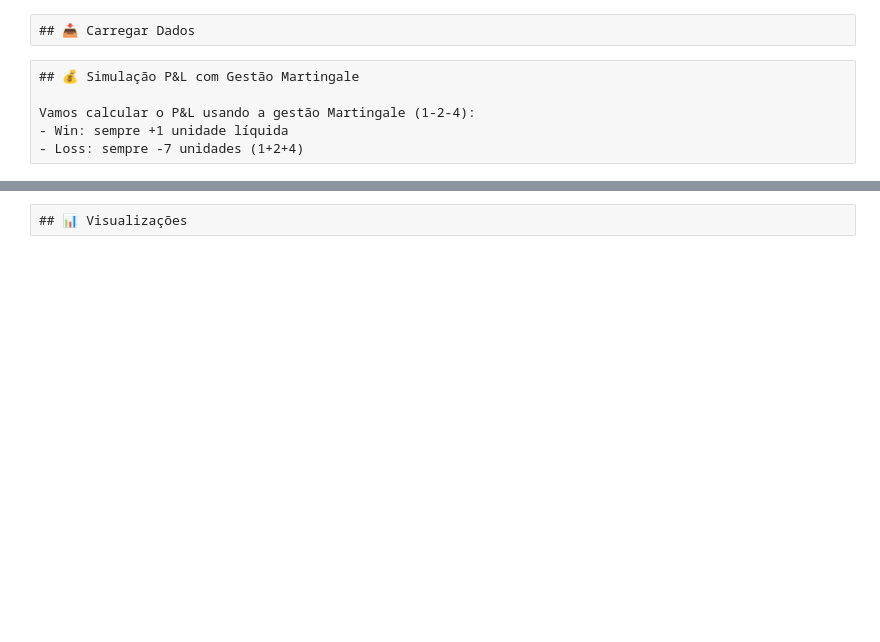
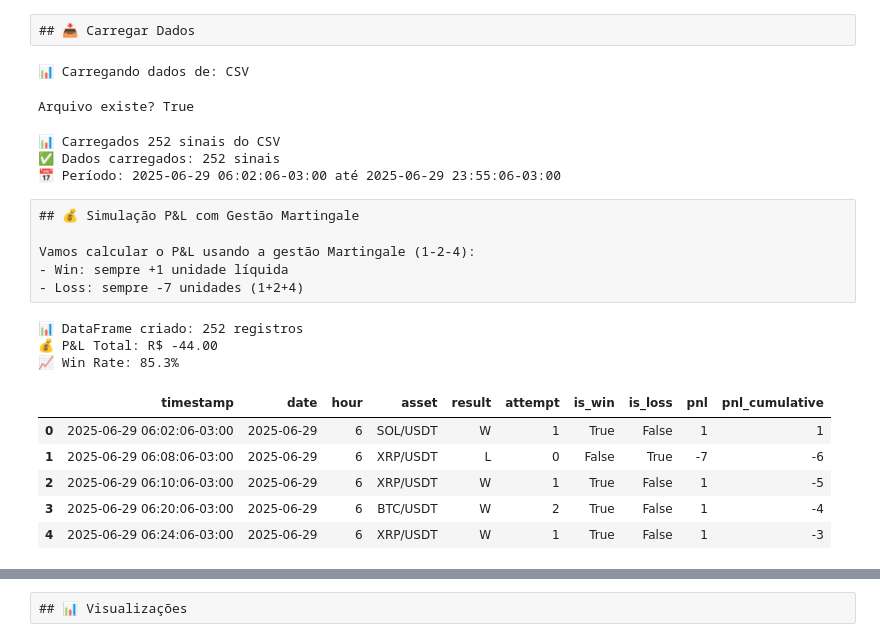
Before and after one commit to felipeldfonseca/telegram-signal-collector, a Jupyter notebook: notebooks/Exploratory.ipynb, the cells around one changed output, grey strips where cells are left out. Cells and saved outputs as stored; diff of their text form; code cells hidden in the pictures; blank space fills up the shorter version.

```diff
--- a/notebooks/Exploratory.ipynb
+++ b/notebooks/Exploratory.ipynb
@@ -37,10 +46,17 @@ config = Config()
 storage = Storage(config)
 
 # Escolher fonte de dados
-USE_POSTGRES = config.has_postgres  # Altere para False para usar CSV
-CSV_FILE = "data/signals_2025-01-15.csv"  # Especifique o arquivo CSV se necessário
+USE_POSTGRES = False  # Altere para False para usar CSV
+CSV_FILE = "../data/trading ops/June/29/daily ops/signals_2025-06-29.csv"  # Especifique o arquivo CSV se necessário
 
 print(f"📊 Carregando dados de: {'PostgreSQL' if USE_POSTGRES else 'CSV'}")
+# %% [output]
+📊 Carregando dados de: CSV
+# %%
+from pathlib import Path
+print("Arquivo existe?", Path(CSV_FILE).exists())
+# %% [output]
+Arquivo existe? True
 # %%
 # Carregar dados
 if USE_POSTGRES:
@@ -60,6 +76,10 @@ if not signals:
 else:
     print(f"✅ Dados carregados: {len(signals)} sinais")
     print(f"📅 Período: {min(s.timestamp for s in signals)} até {max(s.timestamp for s in signals)}")
+# %% [output]
+📊 Carregados 252 sinais do CSV
+✅ Dados carregados: 252 sinais
+📅 Período: 2025-06-29 06:02:06-03:00 até 2025-06-29 23:55:06-03:00
 # %% [raw]
 ## 💰 Simulação P&L com Gestão Martingale
 
@@ -70,31 +90,41 @@ Vamos calcular o P&L usando a gestão Martingale (1-2-4):
 # Converter para DataFrame e calcular P&L
 if signals:
     data = []
     for signal in signals:
         data.append({
             'timestamp': signal.timestamp,
             'date': signal.timestamp.date(),
             'hour': signal.timestamp.hour,
             'asset': signal.asset,
             'result': signal.result,
             'attempt': signal.attempt if signal.attempt else 0,
             'is_win': signal.result == 'W',
             'is_loss': signal.result == 'L'
         })
 
     df = pd.DataFrame(data)
     df['timestamp'] = pd.to_datetime(df['timestamp'])
     df = df.sort_values('timestamp')
 
     # Calcular P&L Martingale
-    base_amount = 10  # R$ 10 por operação
+    base_amount = 1  # R$ 10 por operação
     df['pnl'] = df['is_win'].apply(lambda x: base_amount if x else -7 * base_amount)
     df['pnl_cumulative'] = df['pnl'].cumsum()
 
     print(f"📊 DataFrame criado: {len(df)} registros")
     print(f"💰 P&L Total: R$ {df['pnl'].sum():,.2f}")
     print(f"📈 Win Rate: {df['is_win'].mean()*100:.1f}%")
 
     display(df.head())
 else:
     print("❌ Sem dados para análise")
+# %% [output]
+📊 DataFrame criado: 252 registros
+💰 P&L Total: R$ -44.00
+📈 Win Rate: 85.3%
+|  | timestamp | date | hour | asset | result | attempt | is_win | is_loss | pnl | pnl_cumulative |
+| 0 | 2025-06-29 06:02:06-03:00 | 2025-06-29 | 6 | SOL/USDT | W | 1 | True | False | 1 | 1 |
+| 1 | 2025-06-29 06:08:06-03:00 | 2025-06-29 | 6 | XRP/USDT | L | 0 | False | True | -7 | -6 |
+| 2 | 2025-06-29 06:10:06-03:00 | 2025-06-29 | 6 | XRP/USDT | W | 1 | True | False | 1 | -5 |
+| 3 | 2025-06-29 06:20:06-03:00 | 2025-06-29 | 6 | BTC/USDT | W | 2 | True | False | 1 | -4 |
+| 4 | 2025-06-29 06:24:06-03:00 | 2025-06-29 | 6 | XRP/USDT | W | 1 | True | False | 1 | -3 |
```
Also changed, not shown: parts of 4 cells of this notebook, 8 other files.
